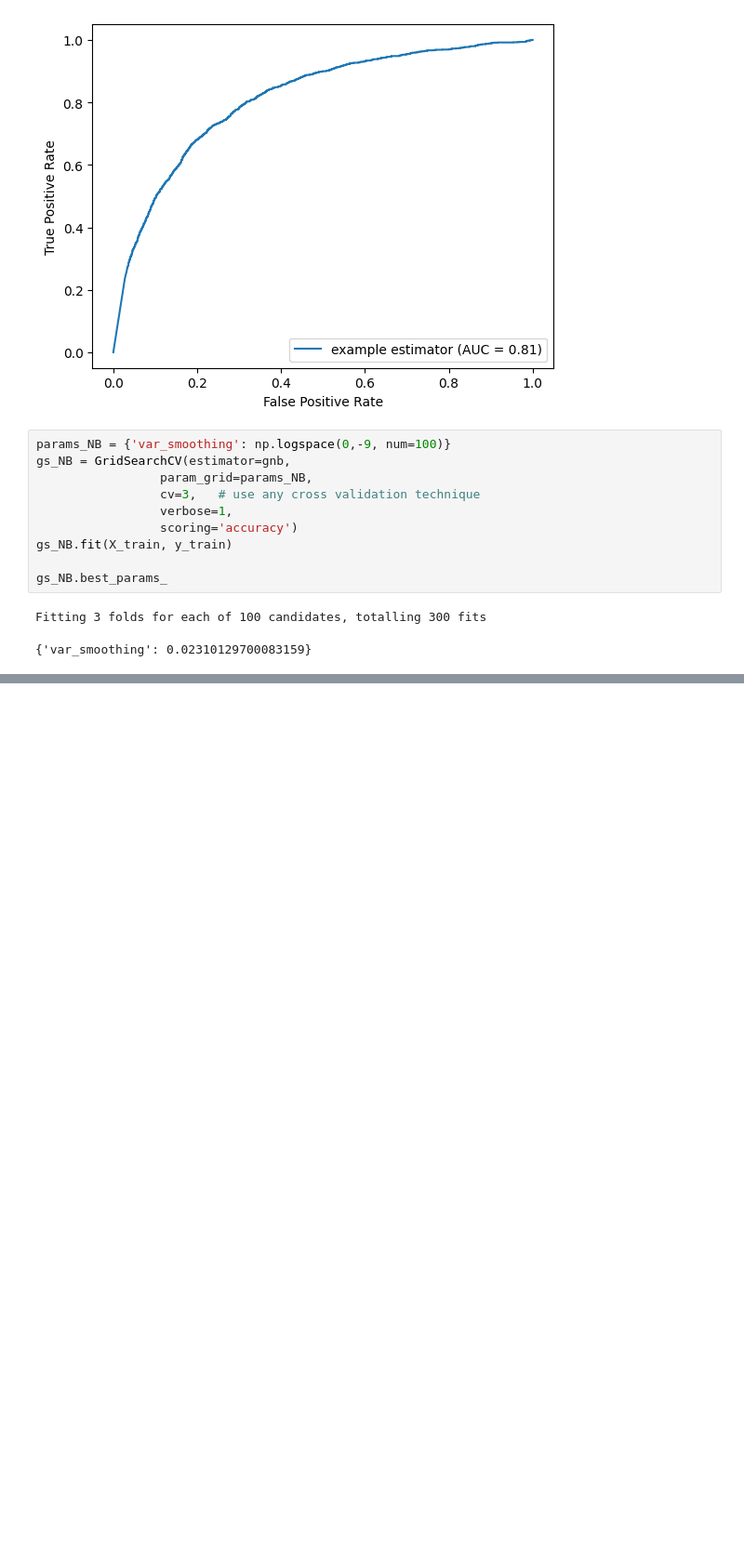
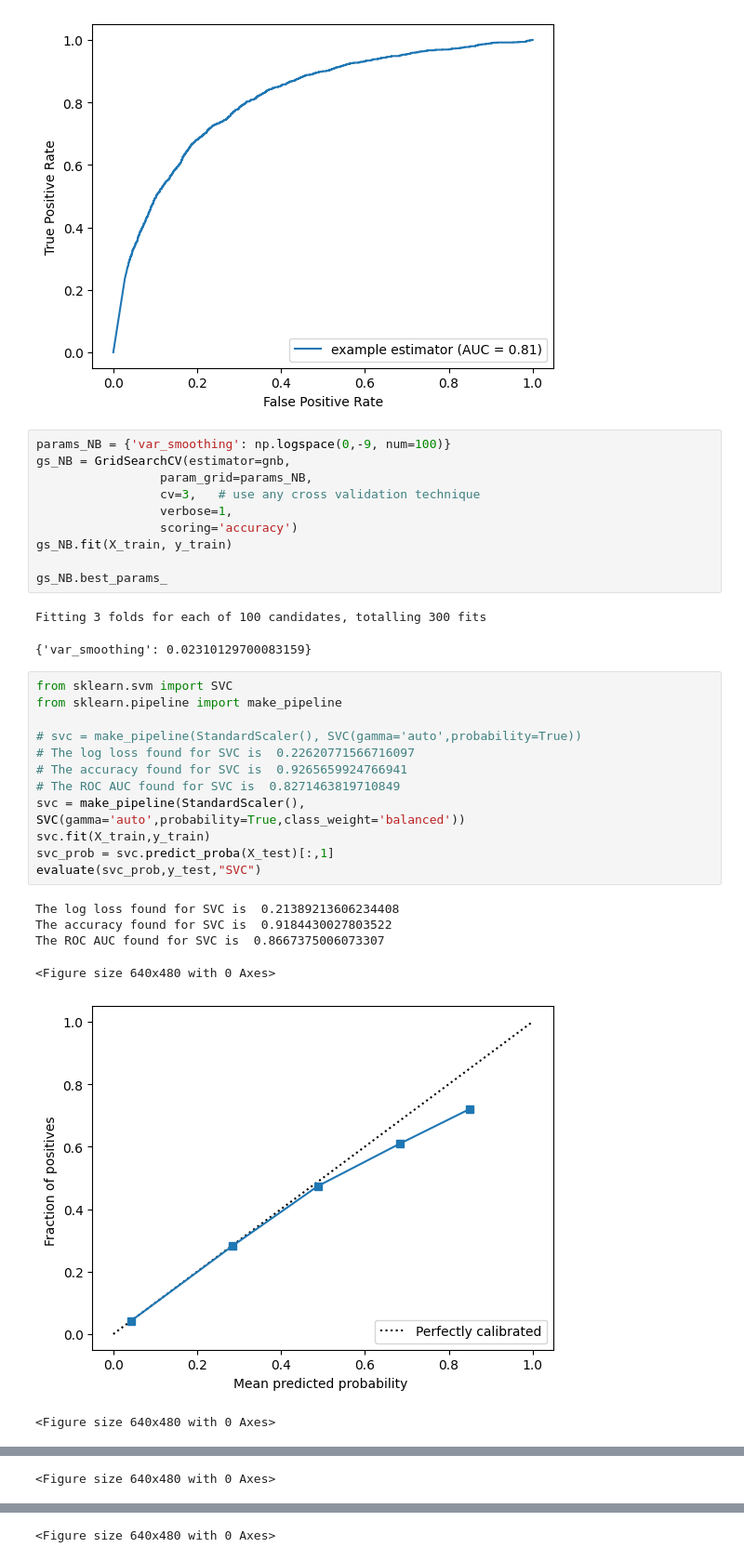
Before and after one commit to pauljhan01/DSP-Final-Project, a Jupyter notebook: FinalProject.ipynb, the cells around one changed output, grey strips where cells are left out. Shown at 93% size. Drawn from its saved outputs; the diff is of its cells as text; blank space fills up the shorter version.

```diff
--- a/FinalProject.ipynb
+++ b/FinalProject.ipynb
@@ -516,3 +516,22 @@ gs_NB.best_params_
 # %% [output]
 Fitting 3 folds for each of 100 candidates, totalling 300 fits
 {'var_smoothing': 0.02310129700083159}
+# %%
+from sklearn.svm import SVC
+from sklearn.pipeline import make_pipeline
+
+# svc = make_pipeline(StandardScaler(), SVC(gamma='auto',probability=True))
+# The log loss found for SVC is  0.22620771566716097
+# The accuracy found for SVC is  0.9265659924766941
+# The ROC AUC found for SVC is  0.8271463819710849
+svc = make_pipeline(StandardScaler(), SVC(gamma='auto',probability=True,class_weight='balanced'))
+svc.fit(X_train,y_train)
+svc_prob = svc.predict_proba(X_test)[:,1]
+evaluate(svc_prob,y_test,"SVC")
+# %% [output]
+The log loss found for SVC is  0.21389213606234408
+The accuracy found for SVC is  0.9184430027803522
+The ROC AUC found for SVC is  0.8667375006073307
+<Figure size 640x480 with 0 Axes>
+[figure, added]
+<Figure size 640x480 with 0 Axes>
@@ -518,0 +539 @@ Fitting 3 folds for each of 100 candidates, totalling 300 fits
+<Figure size 640x480 with 0 Axes>
@@ -518,0 +542 @@ Fitting 3 folds for each of 100 candidates, totalling 300 fits
+<Figure size 640x480 with 0 Axes>
```
Also changed, not shown: parts of 1 cell of this notebook.
